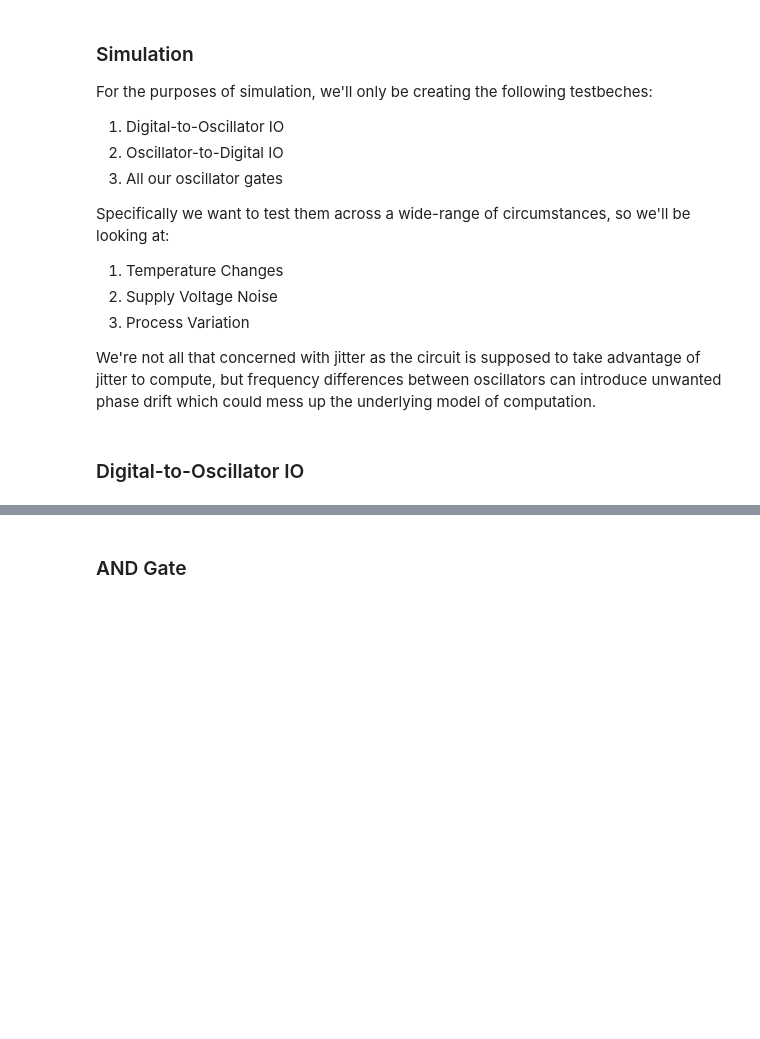
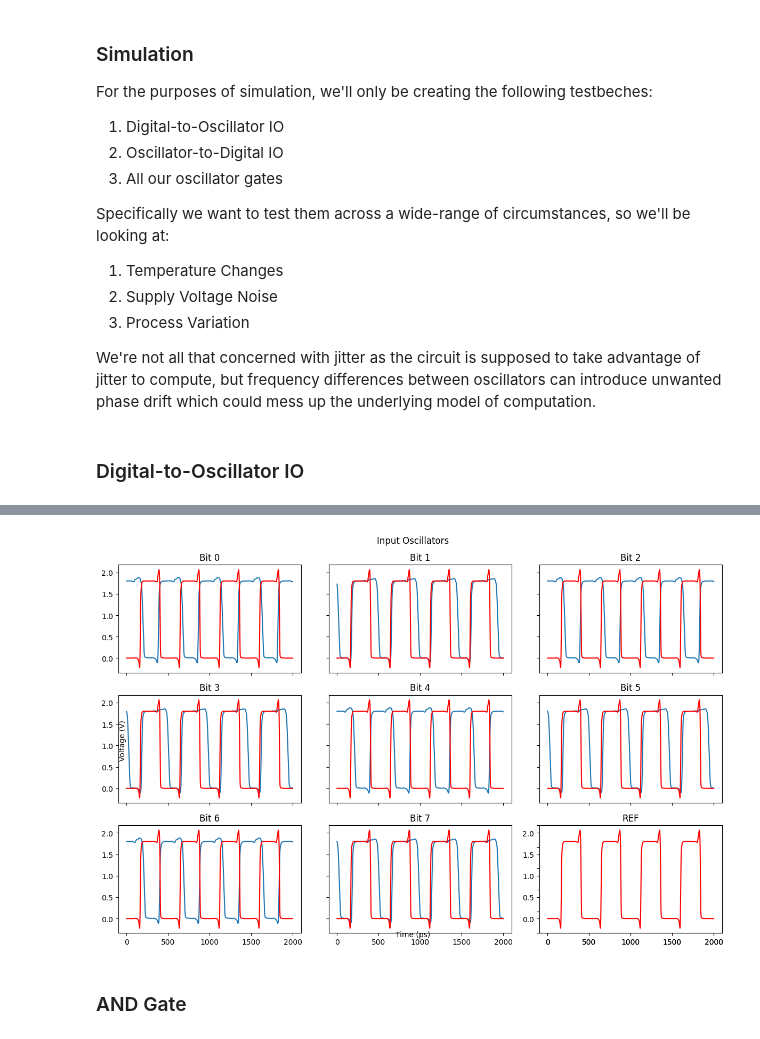
Before and after one commit to ThomasPluck/wobblchip, a Jupyter notebook: sim/unit_validation.ipynb, the cells around one changed output, grey strips where cells are left out. Cells and saved outputs as stored; diff of their text form; code cells hidden in the pictures; blank space fills up the shorter version.

```diff
--- a/sim/unit_validation.ipynb
+++ b/sim/unit_validation.ipynb
@@ -457,13 +421,13 @@ class oAND_Sim:
             width=1
         )(p=VDD,n=VSS)
         REF = h.Signal()
-        vout = h.Signal(width=9)
+        vout = h.Signal(width=8)
 
         stages = 9
 
         # Instantiate input vsources and oscillators and output phase detector
-        DIGITAL_IN = digital_signal(width=9,inp=255)(VSS=VSS)
-        IN  = gen_in_osc(stages=stages, n_bits=9)(VSS=VSS, VDD=VDD,REF=REF,IN=DIGITAL_IN.vout,OUT=vout)
+        DIGITAL_IN = digital_signal(width=8,inp=85)(VSS=VSS)
+        IN  = gen_in_osc(stages=stages,n_bits=8)(VSS=VSS, VDD=VDD,REF=REF,IN=DIGITAL_IN.vout,OUT=vout)
 
     # Simulation Controls
     tran = h.sim.Tran(tstop=50*n, tstep=1*p)
@@ -526,3 +469,70 @@ Text(0.5, 1.0, 'Input Oscillators')
+# %%
+import matplotlib.pyplot as plt
+
+fig, axs = plt.subplots(3, 3, figsize=(12, 8), sharex=True)
+
+start = -2000
+stop = -1
+
+axs[0, 0].plot(op.data['v(xtop.vout_0)'][start:stop])
+axs[0, 0].plot(op.data['v(xtop.ref)'][start:stop],color='red')
+axs[0, 0].set_title('Bit 0')
+
+axs[0, 1].plot(op.data['v(xtop.vout_1)'][start:stop])
+axs[0, 1].plot(op.data['v(xtop.ref)'][start:stop],color='red')
+axs[0, 1].set_title('Bit 1')
+
+axs[0, 2].plot(op.data['v(xtop.vout_2)'][start:stop])
+axs[0, 2].plot(op.data['v(xtop.ref)'][start:stop],color='red')
+axs[0, 2].set_title('Bit 2')
+
+axs[1, 0].plot(op.data['v(xtop.vout_3)'][start:stop])
+axs[1, 0].plot(op.data['v(xtop.ref)'][start:stop],color='red')
+axs[1, 0].set_title('Bit 3')
+
+axs[1, 1].plot(op.data['v(xtop.vout_4)'][start:stop])
+axs[1, 1].plot(op.data['v(xtop.ref)'][start:stop],color='red')
+axs[1, 1].set_title('Bit 4')
+
+axs[1, 2].plot(op.data['v(xtop.vout_5)'][start:stop])
+axs[1, 2].plot(op.data['v(xtop.ref)'][start:stop],color='red')
+axs[1, 2].set_title('Bit 5')
+
+axs[2, 0].plot(op.data['v(xtop.vout_6)'][start:stop])
+axs[2, 0].plot(op.data['v(xtop.ref)'][start:stop],color='red')
+axs[2, 0].set_title('Bit 6')
+
+axs[2, 1].plot(op.data['v(xtop.vout_7)'][start:stop])
+axs[2, 1].plot(op.data['v(xtop.ref)'][start:stop],color='red')
+axs[2, 1].set_title('Bit 7')
+
+# Create a new subplot for REF
+ax_ref = fig.add_subplot(3, 3, 9)
+ax_ref.plot(op.data['v(xtop.ref)'][start:stop],color='red')
+ax_ref.set_title('REF')
+
+# Remove x-axis labels from all but the last row of subplots
+for ax in axs.flat:
+    if ax != axs[-1, 0] and ax != axs[-1, 1] and ax != axs[-1, 2]:
+        ax.label_outer()
+
+# Remove y-axis labels from all but the first column of subplots
+for ax in axs.flat:
+    if ax != axs[0, 0] and ax != axs[1, 0] and ax != axs[2, 0]:
+        ax.label_outer()
+
+# Set common x and y labels
+fig.text(0.5, 0.04, 'Time (ps)', ha='center')
+fig.text(0.04, 0.5, 'Voltage (V)', va='center', rotation='vertical')
+
+# Add a legend to the last subplot (bottom-right corner)
+axs[-1, -1].legend([f"bit {i}" for i in range(8)] + ['VDD'])
+
+plt.suptitle('Input Oscillators')
+plt.tight_layout()
+plt.show()
+# %% [output]
+[figure, added]
 # %% [markdown]
 ### AND Gate
 # %%
```
Also changed, not shown: parts of 16 cells of this notebook, 2 other files.
